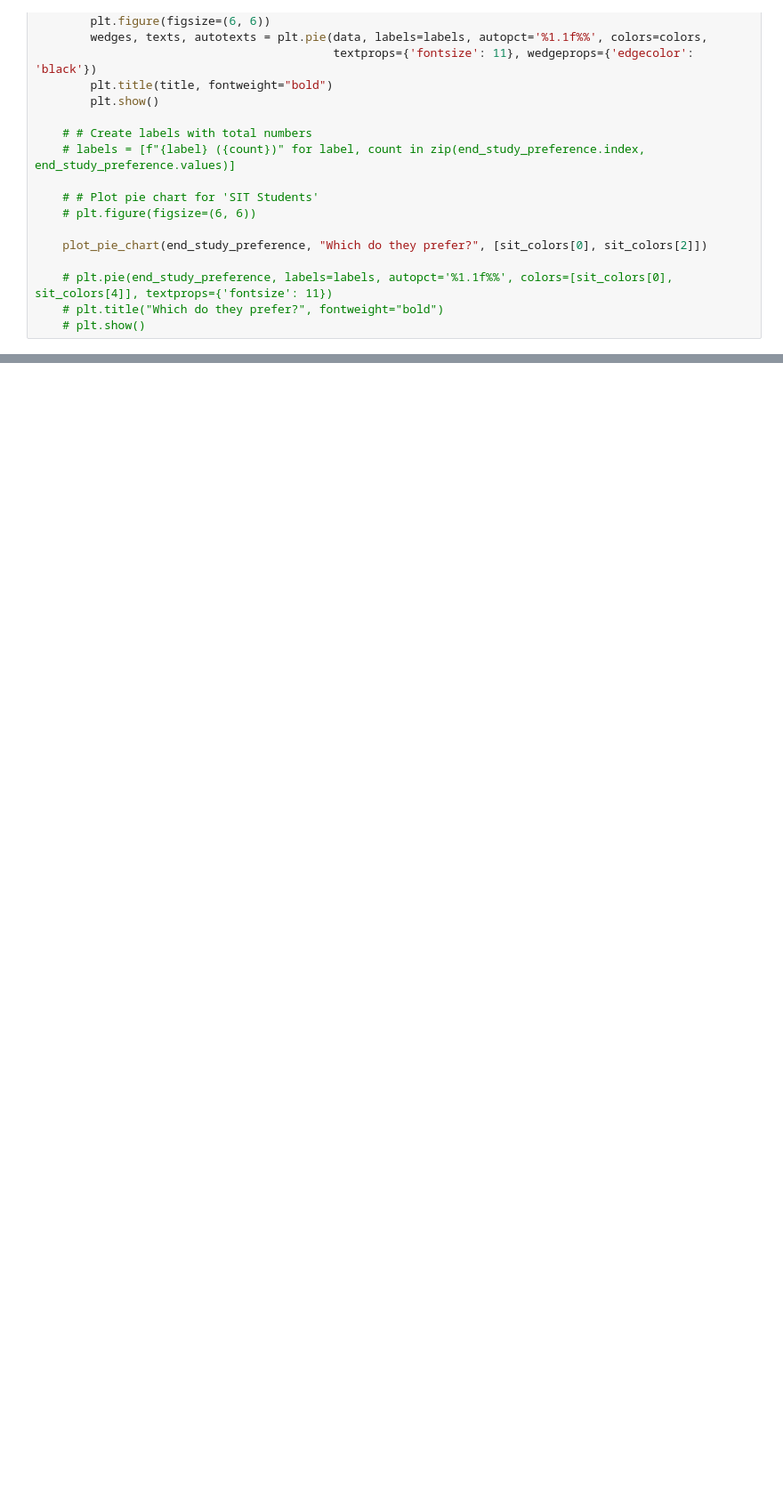
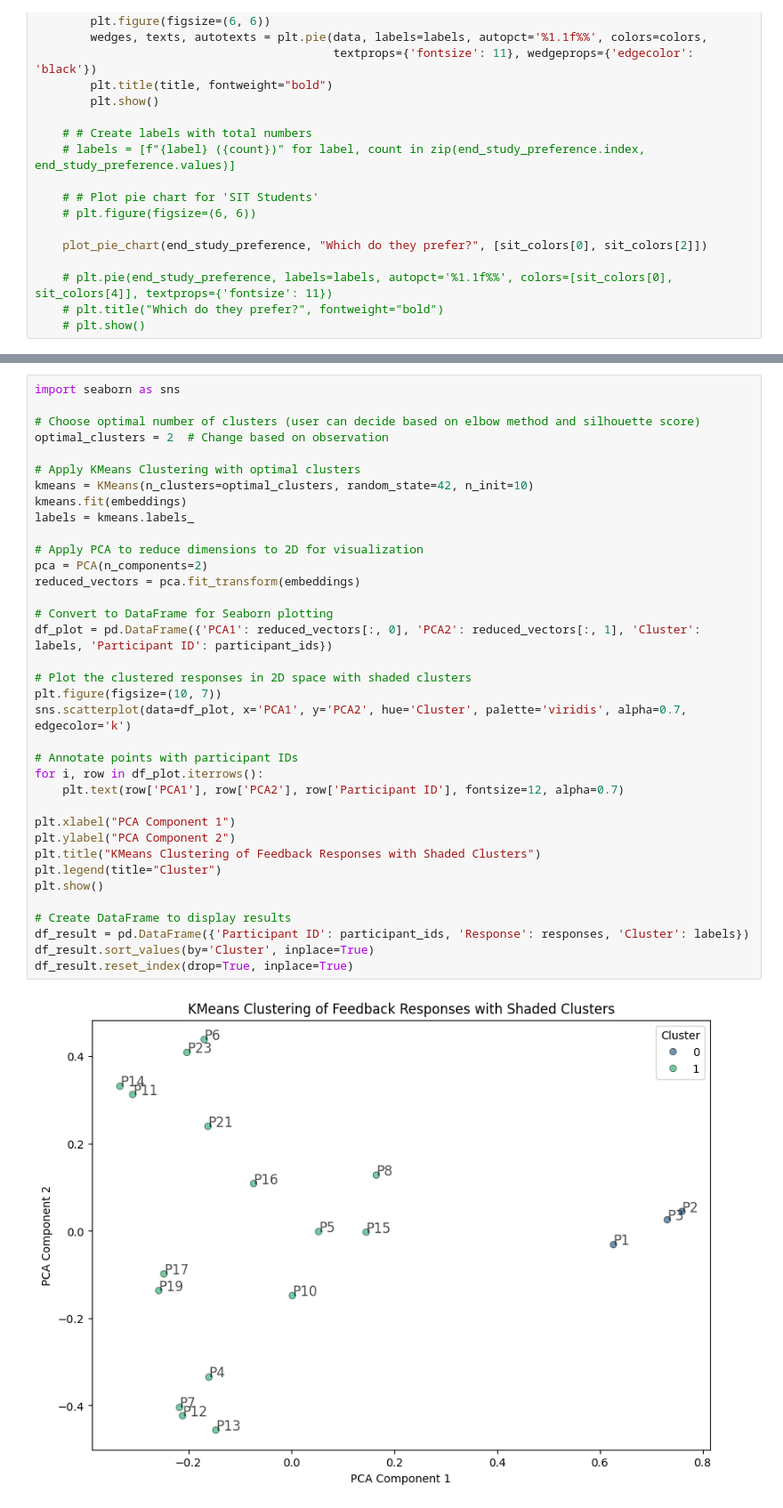
Before and after one commit to KrispyNoodles/SIT_Chatbot, a Jupyter notebook: viz/feedback_viz.ipynb, the cells around one changed output, grey strips where cells are left out. Shown at 89% size. Saved outputs shown, nothing was run; the diff lists cells and outputs as text; blank space fills up the shorter version.

```diff
--- a/viz/feedback_viz.ipynb
+++ b/viz/feedback_viz.ipynb
@@ -53,0 +130,38 @@ preference()
+# %%
+import seaborn as sns
+
+# Choose optimal number of clusters (user can decide based on elbow method and silhouette score)
+optimal_clusters = 2  # Change based on observation
+
+# Apply KMeans Clustering with optimal clusters
+kmeans = KMeans(n_clusters=optimal_clusters, random_state=42, n_init=10)
+kmeans.fit(embeddings)
+labels = kmeans.labels_
+
+# Apply PCA to reduce dimensions to 2D for visualization
+pca = PCA(n_components=2)
+reduced_vectors = pca.fit_transform(embeddings)
+
+# Convert to DataFrame for Seaborn plotting
+df_plot = pd.DataFrame({'PCA1': reduced_vectors[:, 0], 'PCA2': reduced_vectors[:, 1], 'Cluster': labels, 'Participant ID': participant_ids})
+
+# Plot the clustered responses in 2D space with shaded clusters
+plt.figure(figsize=(10, 7))
+sns.scatterplot(data=df_plot, x='PCA1', y='PCA2', hue='Cluster', palette='viridis', alpha=0.7, edgecolor='k')
+
+# Annotate points with participant IDs
+for i, row in df_plot.iterrows():
+    plt.text(row['PCA1'], row['PCA2'], row['Participant ID'], fontsize=12, alpha=0.7)
+
+plt.xlabel("PCA Component 1")
+plt.ylabel("PCA Component 2")
+plt.title("KMeans Clustering of Feedback Responses with Shaded Clusters")
+plt.legend(title="Cluster")
+plt.show()
+
+# Create DataFrame to display results
+df_result = pd.DataFrame({'Participant ID': participant_ids, 'Response': responses, 'Cluster': labels})
+df_result.sort_values(by='Cluster', inplace=True)
+df_result.reset_index(drop=True, inplace=True)
+# %% [output]
+[figure, added]
```
Also changed, not shown: parts of 5 cells of this notebook, 8 other files.
